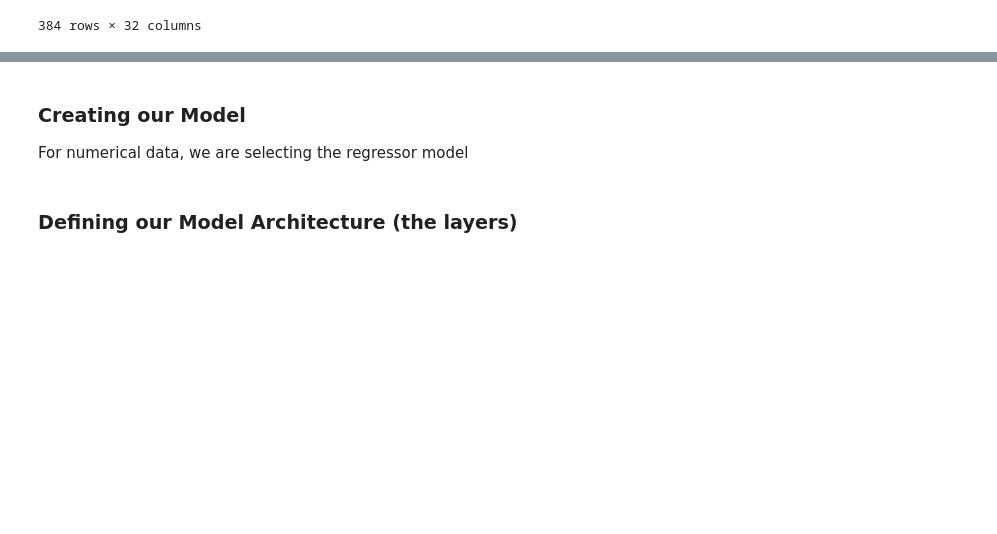
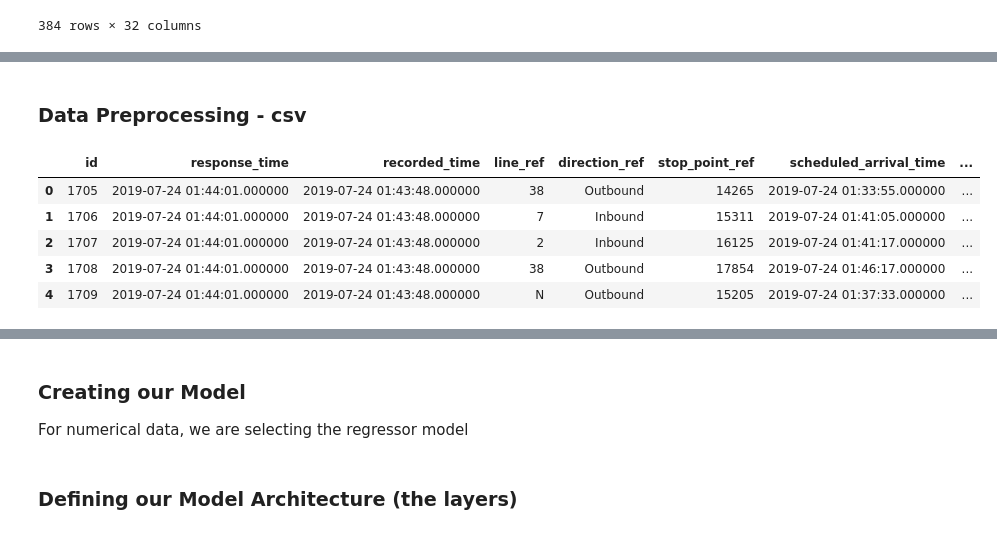
Before and after one commit to EfficiencyJunky/Project3SuperGroup, a Jupyter notebook: code/Final Project Machine Learning Component.ipynb, the cells around one changed output, grey strips where cells are left out. Saved outputs shown, nothing was run; the diff lists cells and outputs as text; code cells hidden in the pictures; blank space fills up the shorter version.

```diff
--- a/code/Final Project Machine Learning Component-Copy1.ipynb
+++ b/code/Final Project Machine Learning Component.ipynb
@@ -95,0 +159,12 @@ muni_df["time"] = muni_df["hour"] + muni_df["minute"]/60
+# %% [markdown]
+ ### Data Preprocessing - csv
+# %%
+muni_df = pd.read_csv('prediction_samples/muni_prediction_sample.csv')
+muni_df.head()
+# %% [output]
+|  | id | response_time | recorded_time | line_ref | direction_ref | stop_point_ref | scheduled_arrival_time | ... |
+| 0 | 1705 | 2019-07-24 01:44:01.000000 | 2019-07-24 01:43:48.000000 | 38 | Outbound | 14265 | 2019-07-24 01:33:55.000000 | ... |
+| 1 | 1706 | 2019-07-24 01:44:01.000000 | 2019-07-24 01:43:48.000000 | 7 | Inbound | 15311 | 2019-07-24 01:41:05.000000 | ... |
+| 2 | 1707 | 2019-07-24 01:44:01.000000 | 2019-07-24 01:43:48.000000 | 2 | Inbound | 16125 | 2019-07-24 01:41:17.000000 | ... |
+| 3 | 1708 | 2019-07-24 01:44:01.000000 | 2019-07-24 01:43:48.000000 | 38 | Outbound | 17854 | 2019-07-24 01:46:17.000000 | ... |
+| 4 | 1709 | 2019-07-24 01:44:01.000000 | 2019-07-24 01:43:48.000000 | N | Outbound | 15205 | 2019-07-24 01:37:33.000000 | ... |
```
Also changed, not shown: parts of 24 cells of this notebook, 1 other file.
